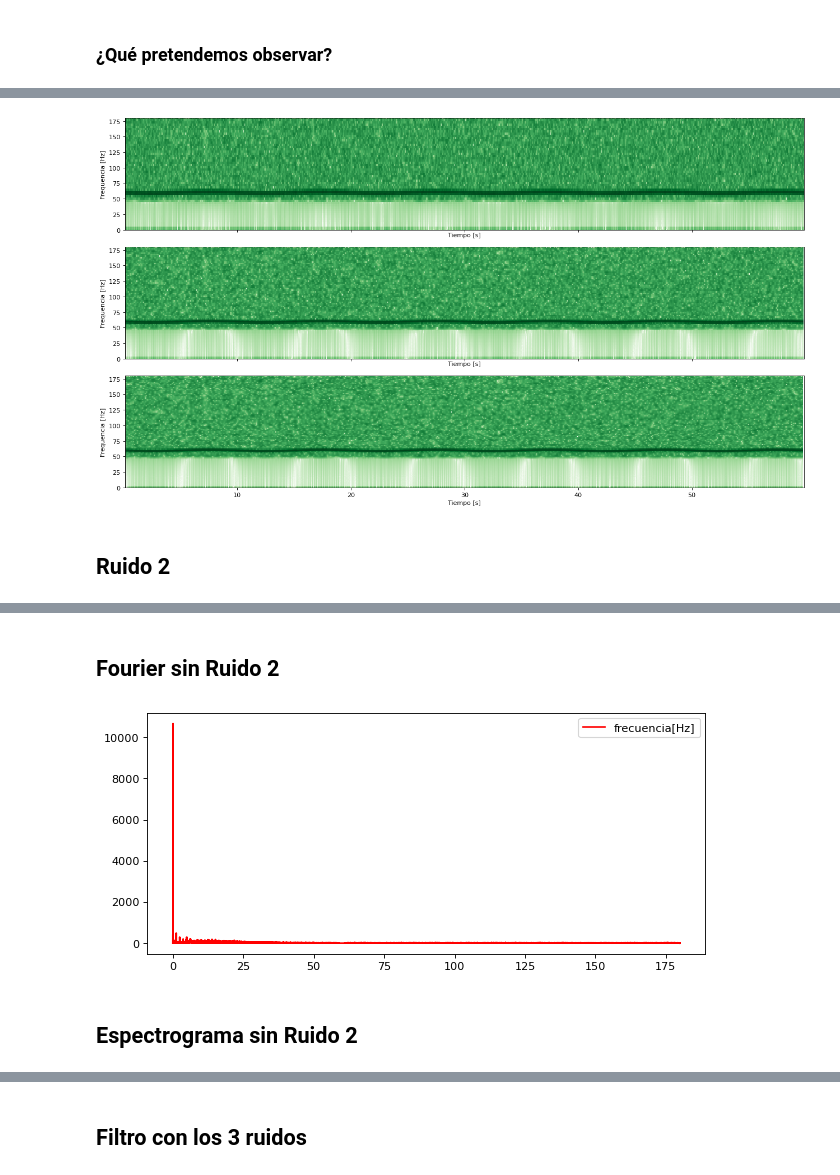
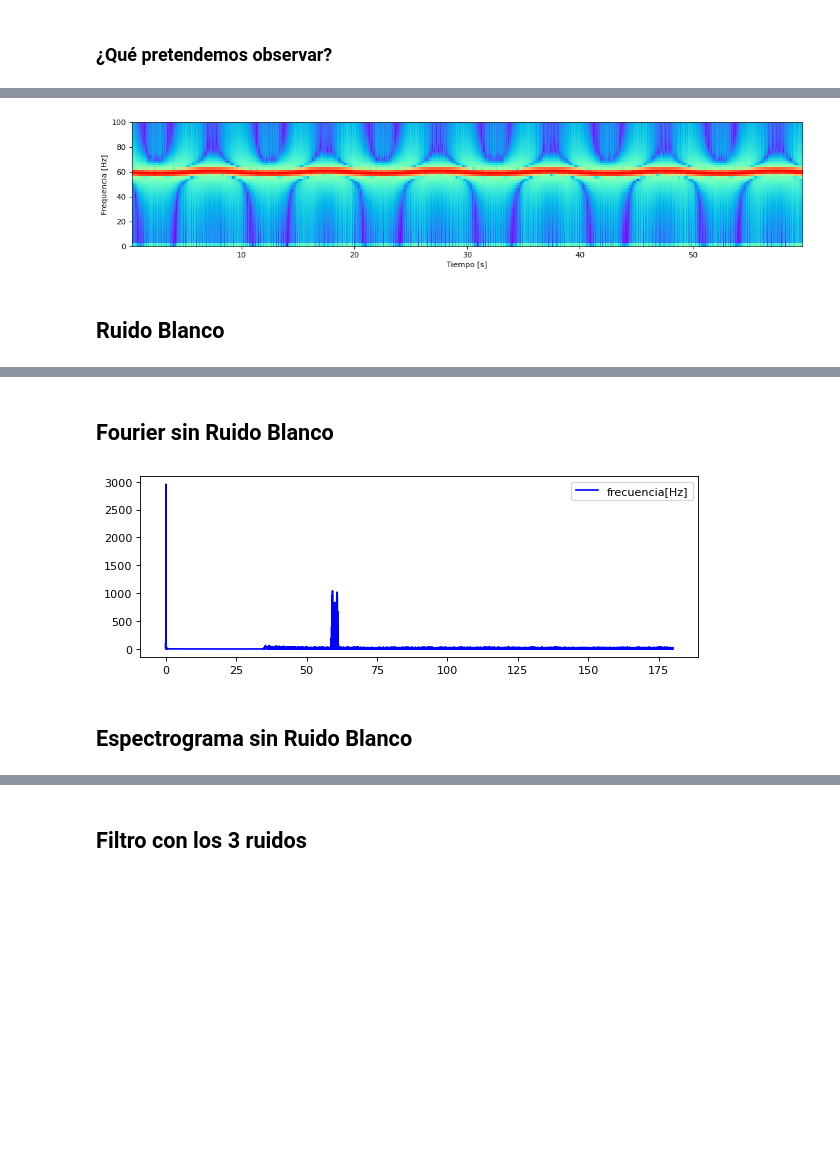
Before and after one commit to WildBenito/FiltroDeSe-ales, a Jupyter notebook: tarea2_info183.ipynb, the cells around one changed output, grey strips where cells are left out. Drawn from its saved outputs; the diff is of its cells as text; code cells hidden in the pictures; blank space fills up the shorter version.

```diff
--- a/tarea2_info183.ipynb
+++ b/tarea2_info183.ipynb
@@ -198,0 +239,21 @@ show(column(p))
+# %%
+fc2,fc3 = 58.5,61.5 #frecuencia de corte ruido 2
+
+q = [Figure(plot_width=450, plot_height=200, toolbar_location="below") for k1 in range(2)]
+
+#filtro FIR para el Ruido 2
+h2 = scipy.signal.firwin(numtaps=co, cutoff=[fc2,fc3], pass_zero=True, window='hamming',fs=Fs)
+conv2 = scipy.signal.convolve(data, h2, mode='same', method='auto')
+signal2 = data - conv2
+
+freq_fir2, response_fir2 = scipy.signal.freqz(h2, 1, fs=Fs)
+freq_fir2, delay_fir2 = scipy.signal.group_delay(system=(h2, 1), fs=Fs)
+
+q[0].line(freq_fir2, np.absolute(response_fir2), color=palette[1], line_width=3, legend_label="FIR RUIDO 2");
+q[1].line(freq_fir2, delay_fir2, color=palette[1], line_width=3, legend_label="FIR RUIDO 2");
+
+q[1].xaxis.axis_label = 'Frecuencia [Hz]'
+q[0].yaxis.axis_label = '|H|'
+q[1].yaxis.axis_label = 'Desfase [º]'
+
+show(row(q))
@@ -215,15 +279,15 @@ plt.show()
 # %%
-fig, axs1 = plt.subplots(3, 1, figsize=(16, 9), tight_layout=True, sharex=True, sharey=True)
+fig, axs2 = plt.subplots(1, 1, figsize=(13, 3), tight_layout=True, sharex=True, sharey=True)
 
 #queremos probar en diferentes tamaños de ventana para sacar el valor que más nos sirve
-for axs1, Nw in zip(axs1, [100, 150, 180]):
-    fre, tim, Sx = scipy.signal.spectrogram(signal1, fs=Fs, window=('kaiser', beta), nperseg=Nw, noverlap=Nw//1.1)
-    axs1.pcolormesh(tim, fre, np.log10(Sx+1e-10), cmap=plt.cm.Greens, shading='auto');
-    axs1.set_ylabel('Frequencia [Hz]');
-    axs1.set_xlabel('Tiempo [s]');
-    axs1.set_ylim([0, 180]);
+
+fre, tim, Sx = scipy.signal.spectrogram(signal2, fs=Fs, window=('kaiser', beta), nperseg=Nw, noverlap=Nw//1.1)
+axs2.pcolormesh(tim, fre, np.log10(Sx+1e-10), cmap=plt.cm.rainbow, shading='auto');
+axs2.set_ylabel('Frequencia [Hz]');
+axs2.set_xlabel('Tiempo [s]');
+axs2.set_ylim([0, 100]);
 # %% [output]
-[figure, old version]
+[figure, new version]
 # %% [markdown]
-## Ruido 2
+## Ruido Blanco
 # %%
@@ -251,19 +315,19 @@ show(column(q))
 [interactive output not drawn]
 [interactive output not drawn]
 # %% [markdown]
-## Fourier sin Ruido 2
+## Fourier sin Ruido Blanco
 # %%
-N2 = len(signal2)
+N3 = len(signal3)
 
-fr2 = sfft.rfftfreq(n=N2, d=1./Fs)
-S2 = np.absolute(sfft.rfft(signal2))
+fr3 = sfft.rfftfreq(n=N3, d=1./Fs)
+S3 = np.absolute(sfft.rfft(signal3))
 
-plt.figure(figsize=(9,4))
-plt.plot(fr2, S2, 'r-')
+plt.figure(figsize=(9,3))
+plt.plot(fr3, S3, 'b-')
 plt.legend(('frecuencia[Hz]', 'S'))
 plt.show()
 # %% [output]
-[figure, old version]
+[figure, new version]
 # %% [markdown]
-## Espectrograma sin Ruido 2
+## Espectrograma sin Ruido Blanco
 # %%
```
Also changed, not shown: parts of 41 cells of this notebook.
